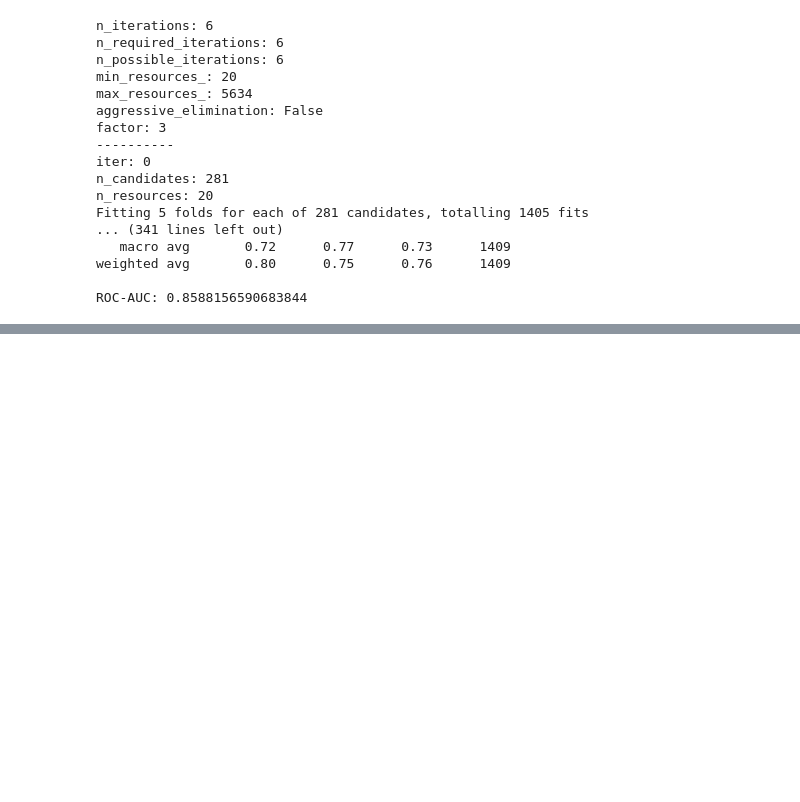
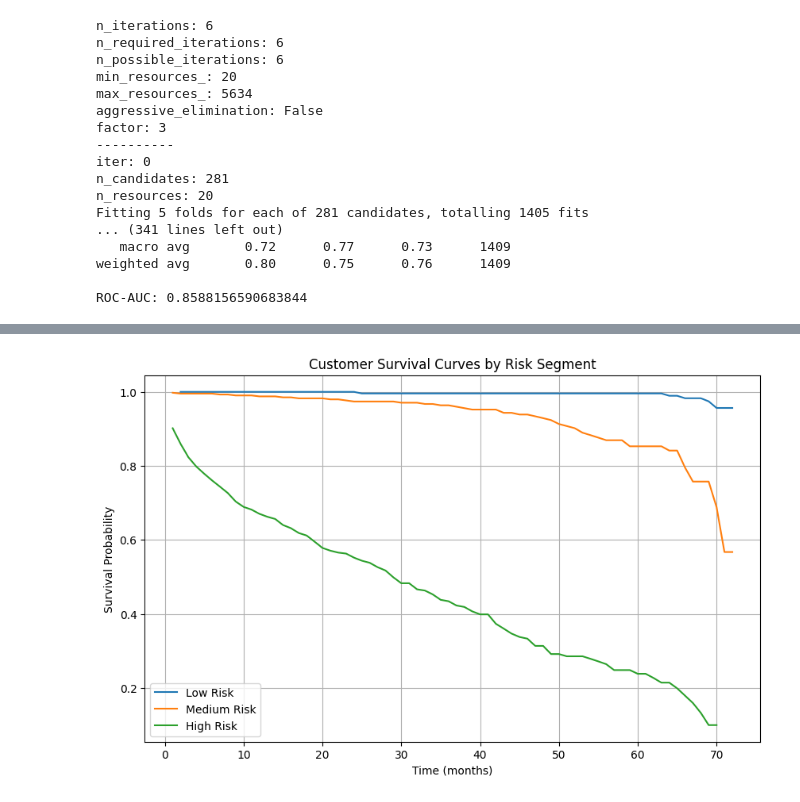
Before and after one commit to VPERepos/DataSciencePortfolio, a Jupyter notebook: CustomerBehaviourAnalysis/CustomerChurnAndSurvivalAnalysis/CustomerChurnAndSurvivalAnalysisModeling.ipynb, the cells around one changed output, grey strips where cells are left out. Cells and saved outputs as stored; diff of their text form; code cells hidden in the pictures; blank space fills up the shorter version.

Commit message:
Churn and survival analysis finished

```diff
--- a/CustomerBehaviourAnalysis/CustomerChurnAndSurvivalAnalysis/CustomerChurnAndSurvivalAnalysisModeling.ipynb
+++ b/CustomerBehaviourAnalysis/CustomerChurnAndSurvivalAnalysis/CustomerChurnAndSurvivalAnalysisModeling.ipynb
@@ -415,0 +522,81 @@ Further improvements could be achieved by optimizing the classification threshol
+# %%
+risk_scores = pipeline.predict(X_test_survival)
+
+df_test = X_test_survival.copy()
+df_test["risk_score"] = risk_scores
+
+df_test["risk_score_norm"] = (
+    100 * (df_test["risk_score"] - df_test["risk_score"].min())
+    / (df_test["risk_score"].max() - df_test["risk_score"].min())
+)
+
+def risk_segment(score):
+    if score < 33:
+        return "Low Risk"
+    elif score < 66:
+        return "Medium Risk"
+    else:
+        return "High Risk"
+
+df_test["risk_segment"] = df_test["risk_score_norm"].apply(risk_segment)
+
+df_test["expected_risk_rank"] = df_test["risk_score"].rank(ascending=False)
+
+df_test["risk_segment"].value_counts(normalize=True)
+
+df_test.groupby("risk_segment")["Monthly Charges"].mean()
+
+df = df_test.copy()
+
+df["time"] = y_test_survival["time"]
+df["event"] = y_test_survival["event"].astype(int)
+
+def kaplan_meier(data, time_col, event_col):
+    df = data[[time_col, event_col]].copy()
+
+    # unique event times
+    times = np.sort(df[time_col].unique())
+
+    survival_prob = []
+    survival = 1.0
+
+    for t in times:
+        at_risk = df[df[time_col] >= t]
+        events = df[(df[time_col] == t) & (df[event_col] == 1)]
+
+        n_i = len(at_risk)
+        d_i = len(events)
+
+        if n_i > 0:
+            survival *= (1 - d_i / n_i)
+
+        survival_prob.append(survival)
+
+    return pd.DataFrame({
+        "time": times,
+        "survival": survival_prob
+    })
+
+segments = ["Low Risk", "Medium Risk", "High Risk"]
+
+curves = {}
+
+for seg in segments:
+    subset = df[df["risk_segment"] == seg]
+    curves[seg] = kaplan_meier(subset, "time", "event")
+
+import matplotlib.pyplot as plt
+
+plt.figure(figsize=(10,6))
+
+for seg, curve in curves.items():
+    plt.plot(curve["time"], curve["survival"], label=seg)
+
+plt.xlabel("Time (months)")
+plt.ylabel("Survival Probability")
+plt.title("Customer Survival Curves by Risk Segment")
+plt.legend()
+plt.grid(True)
+plt.show()
+# %% [output]
+[figure, added]
```
Also changed, not shown: parts of 11 cells of this notebook, 2 other files.
